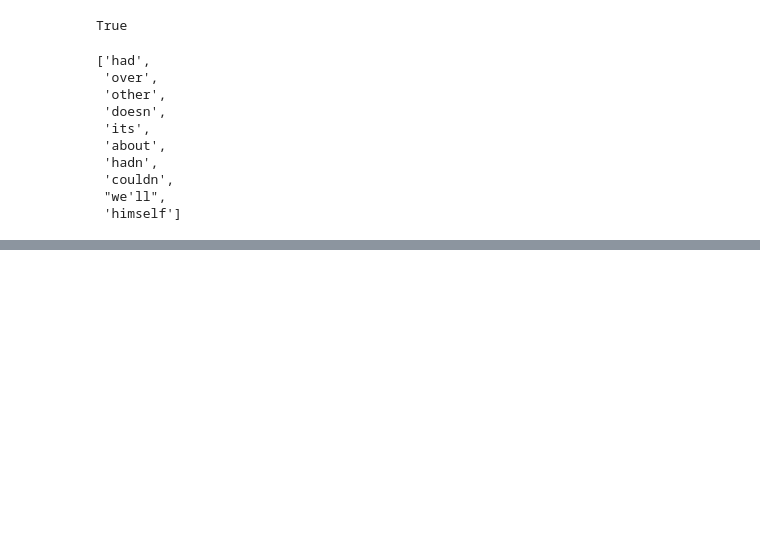
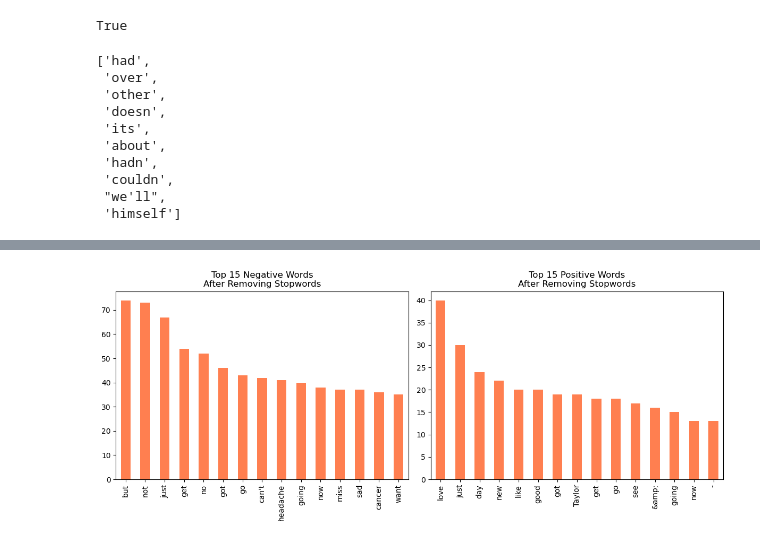
Before and after one commit to KCristopher/SentimentAnalysis, a Jupyter notebook: AnalyzeSentiment.ipynb, the cells around one changed output, grey strips where cells are left out. Drawn from its saved outputs; the diff is of its cells as text; code cells hidden in the pictures; blank space fills up the shorter version.

```diff
--- a/AnalyzeSentiment.ipynb
+++ b/AnalyzeSentiment.ipynb
@@ -246,0 +271,3 @@ custom_stop_words = [ sw for sw in stop_words if sw not in stop_words_keep ]
+# %%
+trainset_positive_no_stop = [ word for word in trainset_positive_words if word.lower() not in custom_stop_words ]
+trainset_negative_no_stop = [ word for word in trainset_negative_words if word.lower() not in custom_stop_words ]
@@ -246,0 +293,19 @@ custom_stop_words = [ sw for sw in stop_words if sw not in stop_words_keep ]
+# %%
+fig_two, axes_two = plt.subplots(1, 2, figsize=(12, 5))
+
+# Negative words
+pd.Series(trainset_negative_no_stop)\
+    .value_counts()\
+    .head(15)\
+    .plot.bar(ax=axes_two[0], title="Top 15 Negative Words\nAfter Removing Stopwords", color = 'coral')
+
+# Positive words
+pd.Series(trainset_positive_no_stop)\
+    .value_counts()\
+    .head(15)\
+    .plot.bar(ax=axes_two[1], title="Top 15 Positive Words\nAfter Removing Stopwords", color = 'coral')
+
+plt.tight_layout()
+plt.show()
+# %% [output]
+[figure, added]
```
Also changed, not shown: parts of 12 cells of this notebook.
